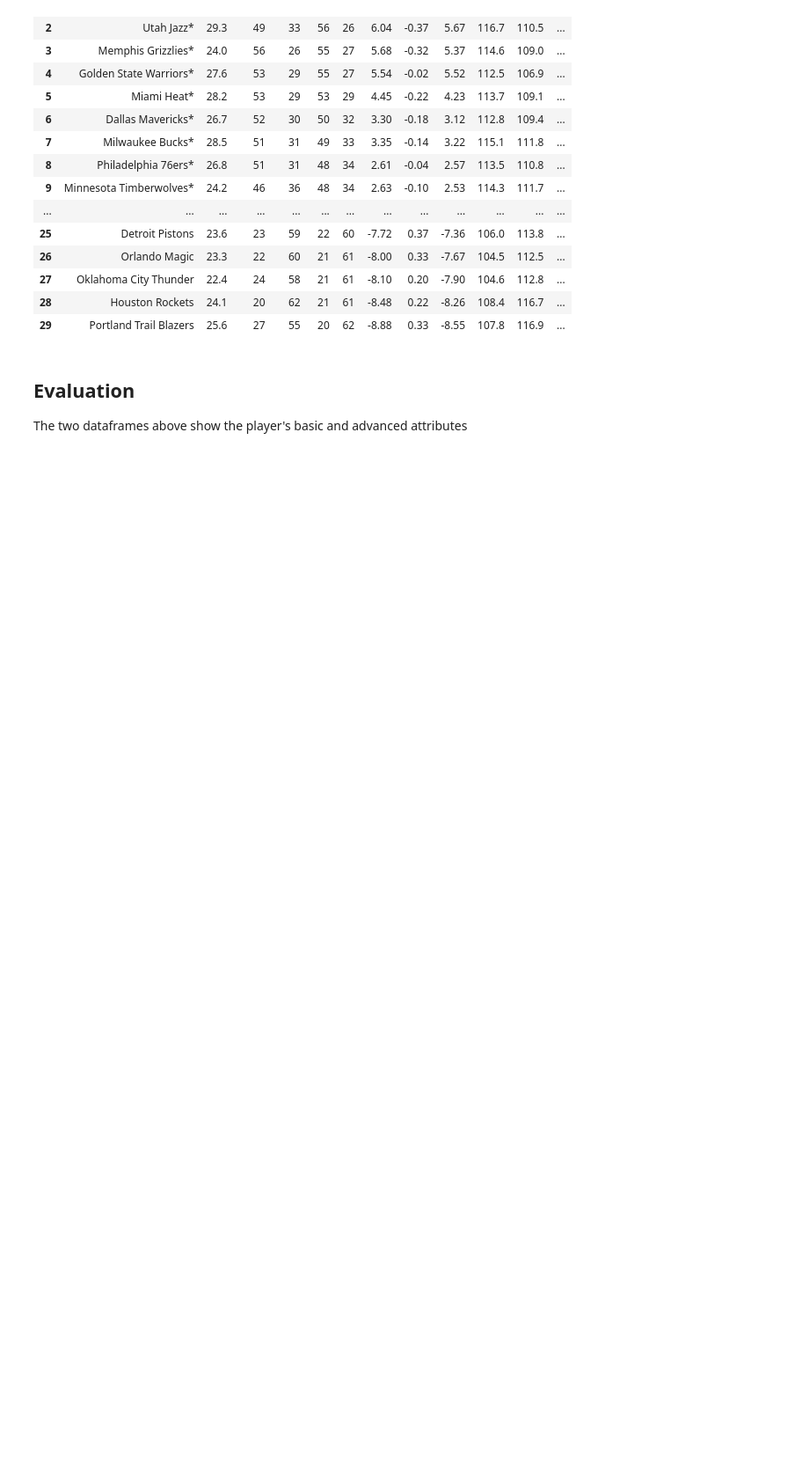
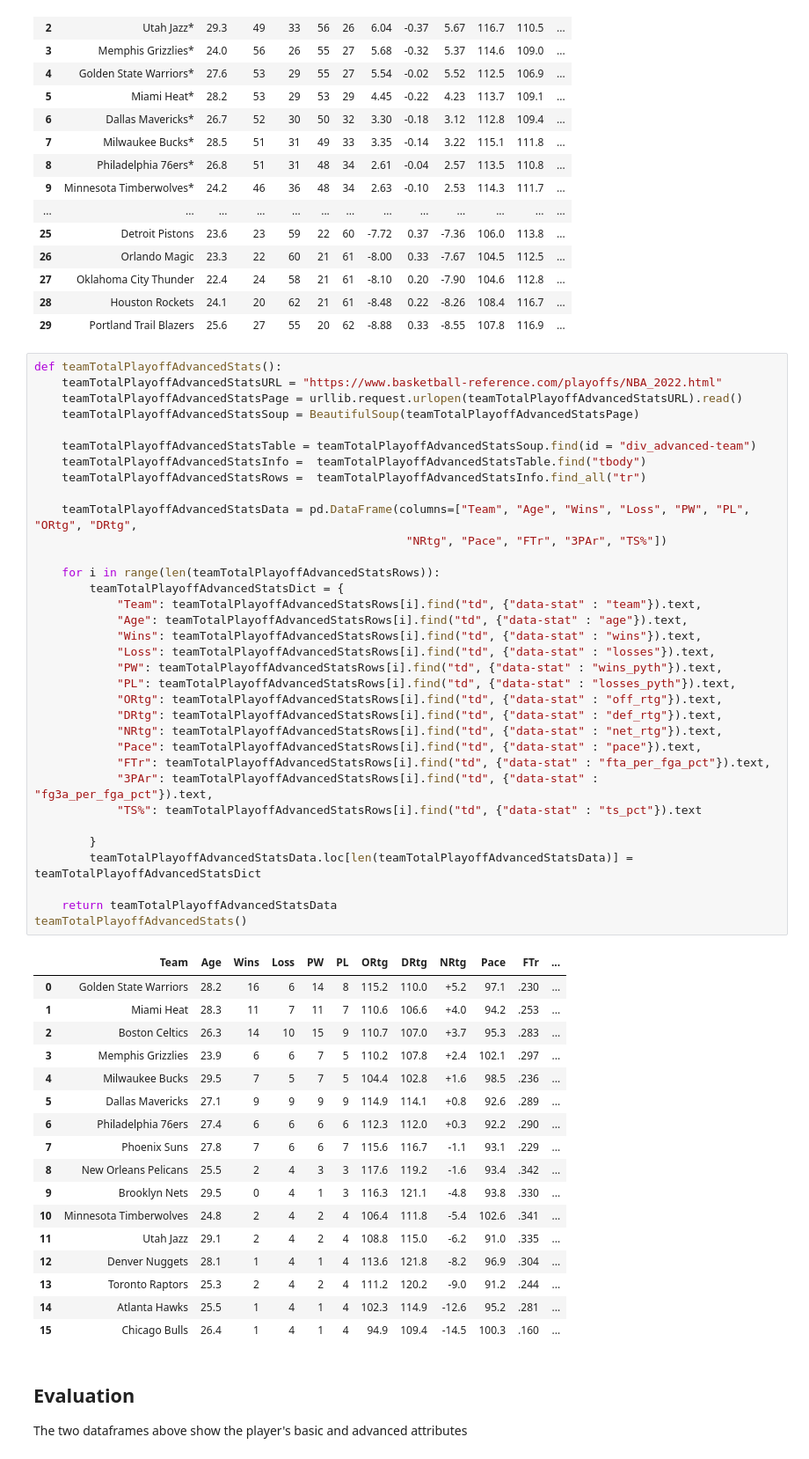
Before and after one commit to mcwillz1/CS-4630-Final-Project, a Jupyter notebook: finalProject.ipynb, the cells around one changed output. Shown at 88% size. Cells and saved outputs as stored; diff of their text form; blank space fills up the shorter version.

```diff
--- a/finalProject.ipynb
+++ b/finalProject.ipynb
@@ -273,6 +273,58 @@ teamTotalAdvancedStats()
 | 27 | Oklahoma City Thunder | 22.4 | 24 | 58 | 21 | 61 | -8.10 | 0.20 | -7.90 | 104.6 | 112.8 | ... |
 | 28 | Houston Rockets | 24.1 | 20 | 62 | 21 | 61 | -8.48 | 0.22 | -8.26 | 108.4 | 116.7 | ... |
 | 29 | Portland Trail Blazers | 25.6 | 27 | 55 | 20 | 62 | -8.88 | 0.33 | -8.55 | 107.8 | 116.9 | ... |
+# %%
+def teamTotalPlayoffAdvancedStats():
+    teamTotalPlayoffAdvancedStatsURL = "https://www.basketball-reference.com/playoffs/NBA_2022.html"
+    teamTotalPlayoffAdvancedStatsPage = urllib.request.urlopen(teamTotalPlayoffAdvancedStatsURL).read()
+    teamTotalPlayoffAdvancedStatsSoup = BeautifulSoup(teamTotalPlayoffAdvancedStatsPage)
+
+    teamTotalPlayoffAdvancedStatsTable = teamTotalPlayoffAdvancedStatsSoup.find(id = "div_advanced-team")
+    teamTotalPlayoffAdvancedStatsInfo =  teamTotalPlayoffAdvancedStatsTable.find("tbody")
+    teamTotalPlayoffAdvancedStatsRows =  teamTotalPlayoffAdvancedStatsInfo.find_all("tr")
+
+    teamTotalPlayoffAdvancedStatsData = pd.DataFrame(columns=["Team", "Age", "Wins", "Loss", "PW", "PL", "ORtg", "DRtg",
+                                                      "NRtg", "Pace", "FTr", "3PAr", "TS%"])
+
+    for i in range(len(teamTotalPlayoffAdvancedStatsRows)):
+        teamTotalPlayoffAdvancedStatsDict = {
+            "Team": teamTotalPlayoffAdvancedStatsRows[i].find("td", {"data-stat" : "team"}).text,
+            "Age": teamTotalPlayoffAdvancedStatsRows[i].find("td", {"data-stat" : "age"}).text,
+            "Wins": teamTotalPlayoffAdvancedStatsRows[i].find("td", {"data-stat" : "wins"}).text,
+            "Loss": teamTotalPlayoffAdvancedStatsRows[i].find("td", {"data-stat" : "losses"}).text,
+            "PW": teamTotalPlayoffAdvancedStatsRows[i].find("td", {"data-stat" : "wins_pyth"}).text,
+            "PL": teamTotalPlayoffAdvancedStatsRows[i].find("td", {"data-stat" : "losses_pyth"}).text,
+            "ORtg": teamTotalPlayoffAdvancedStatsRows[i].find("td", {"data-stat" : "off_rtg"}).text,
+            "DRtg": teamTotalPlayoffAdvancedStatsRows[i].find("td", {"data-stat" : "def_rtg"}).text,
+            "NRtg": teamTotalPlayoffAdvancedStatsRows[i].find("td", {"data-stat" : "net_rtg"}).text,
+            "Pace": teamTotalPlayoffAdvancedStatsRows[i].find("td", {"data-stat" : "pace"}).text,
+            "FTr": teamTotalPlayoffAdvancedStatsRows[i].find("td", {"data-stat" : "fta_per_fga_pct"}).text,
+            "3PAr": teamTotalPlayoffAdvancedStatsRows[i].find("td", {"data-stat" : "fg3a_per_fga_pct"}).text,
+            "TS%": teamTotalPlayoffAdvancedStatsRows[i].find("td", {"data-stat" : "ts_pct"}).text
+
+        }
+        teamTotalPlayoffAdvancedStatsData.loc[len(teamTotalPlayoffAdvancedStatsData)] = teamTotalPlayoffAdvancedStatsDict
+
+    return teamTotalPlayoffAdvancedStatsData
+teamTotalPlayoffAdvancedStats()
+# %% [output]
+|  | Team | Age | Wins | Loss | PW | PL | ORtg | DRtg | NRtg | Pace | FTr | ... |
+| 0 | Golden State Warriors | 28.2 | 16 | 6 | 14 | 8 | 115.2 | 110.0 | +5.2 | 97.1 | .230 | ... |
+| 1 | Miami Heat | 28.3 | 11 | 7 | 11 | 7 | 110.6 | 106.6 | +4.0 | 94.2 | .253 | ... |
+| 2 | Boston Celtics | 26.3 | 14 | 10 | 15 | 9 | 110.7 | 107.0 | +3.7 | 95.3 | .283 | ... |
+| 3 | Memphis Grizzlies | 23.9 | 6 | 6 | 7 | 5 | 110.2 | 107.8 | +2.4 | 102.1 | .297 | ... |
+| 4 | Milwaukee Bucks | 29.5 | 7 | 5 | 7 | 5 | 104.4 | 102.8 | +1.6 | 98.5 | .236 | ... |
+| 5 | Dallas Mavericks | 27.1 | 9 | 9 | 9 | 9 | 114.9 | 114.1 | +0.8 | 92.6 | .289 | ... |
+| 6 | Philadelphia 76ers | 27.4 | 6 | 6 | 6 | 6 | 112.3 | 112.0 | +0.3 | 92.2 | .290 | ... |
+| 7 | Phoenix Suns | 27.8 | 7 | 6 | 6 | 7 | 115.6 | 116.7 | -1.1 | 93.1 | .229 | ... |
+| 8 | New Orleans Pelicans | 25.5 | 2 | 4 | 3 | 3 | 117.6 | 119.2 | -1.6 | 93.4 | .342 | ... |
+| 9 | Brooklyn Nets | 29.5 | 0 | 4 | 1 | 3 | 116.3 | 121.1 | -4.8 | 93.8 | .330 | ... |
+| 10 | Minnesota Timberwolves | 24.8 | 2 | 4 | 2 | 4 | 106.4 | 111.8 | -5.4 | 102.6 | .341 | ... |
+| 11 | Utah Jazz | 29.1 | 2 | 4 | 2 | 4 | 108.8 | 115.0 | -6.2 | 91.0 | .335 | ... |
+| 12 | Denver Nuggets | 28.1 | 1 | 4 | 1 | 4 | 113.6 | 121.8 | -8.2 | 96.9 | .304 | ... |
+| 13 | Toronto Raptors | 25.3 | 2 | 4 | 2 | 4 | 111.2 | 120.2 | -9.0 | 91.2 | .244 | ... |
+| 14 | Atlanta Hawks | 25.5 | 1 | 4 | 1 | 4 | 102.3 | 114.9 | -12.6 | 95.2 | .281 | ... |
+| 15 | Chicago Bulls | 26.4 | 1 | 4 | 1 | 4 | 94.9 | 109.4 | -14.5 | 100.3 | .160 | ... |
 # %% [markdown]
 <h2> Evaluation </h2>
 <p> The two dataframes above show the player's basic and advanced attributes</p>
```
Also changed, not shown: parts of 5 cells of this notebook.
